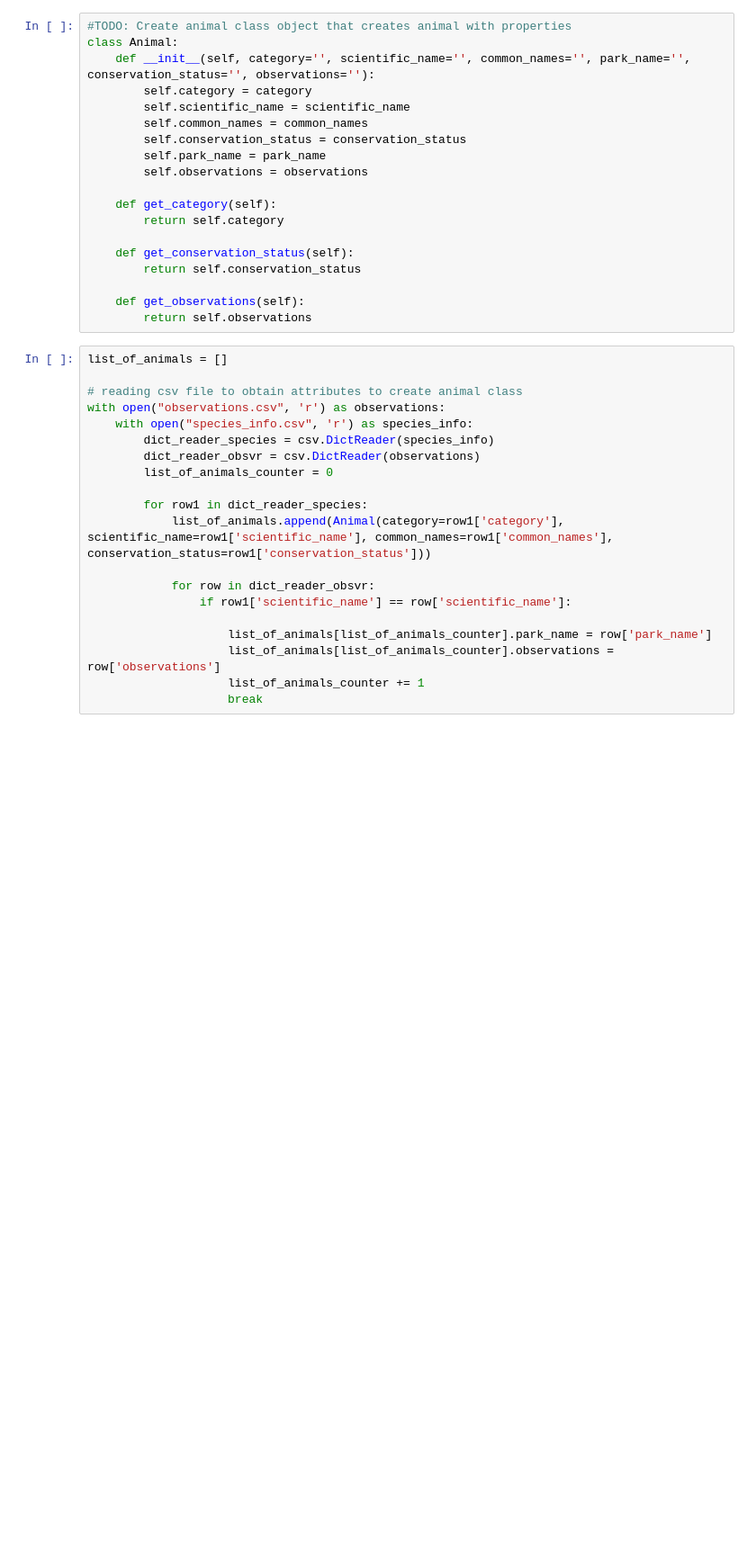
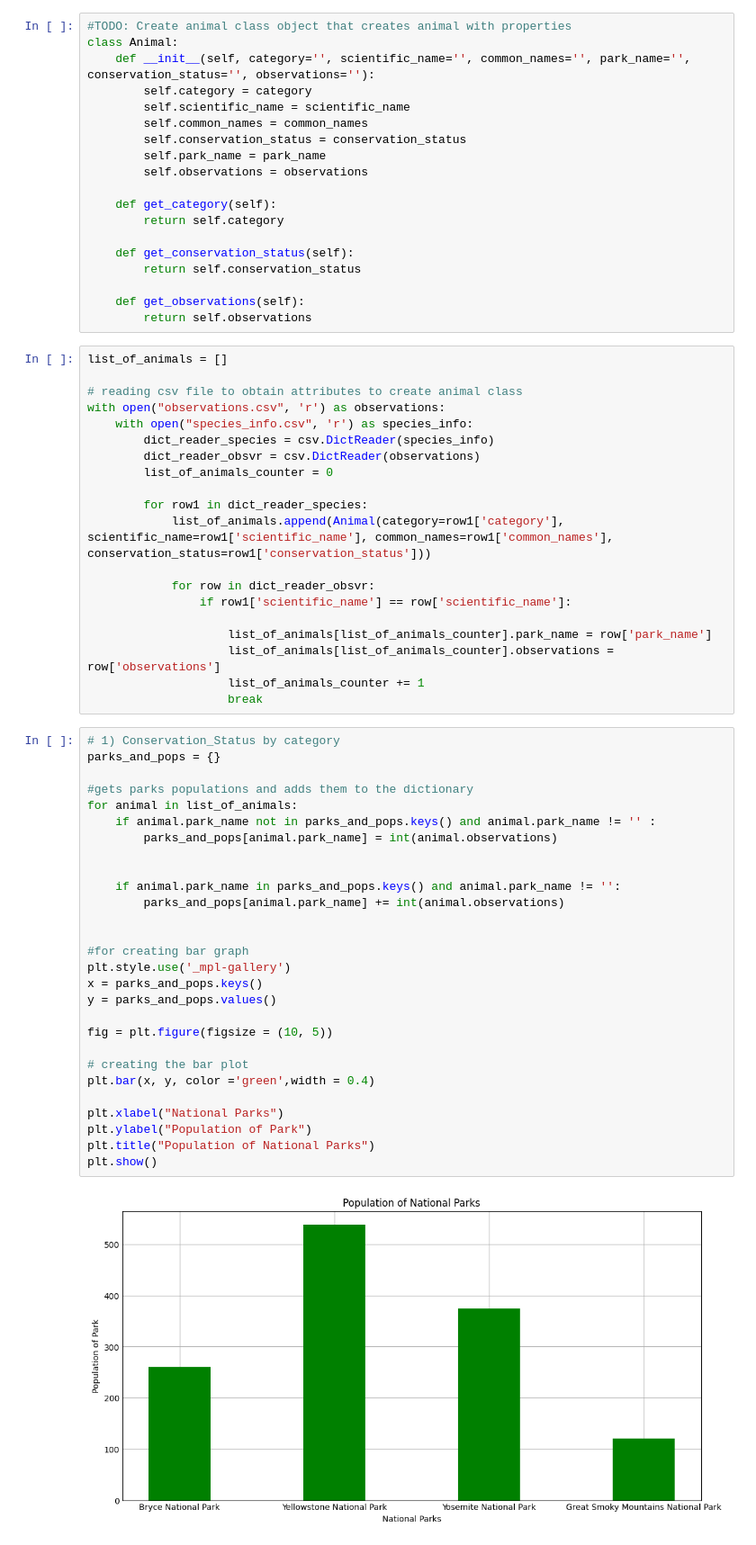
Before and after one commit to iporchet/Biodiversity-Analysis, a Jupyter notebook: biodiversity.ipynb, the cells around one changed output. Shown at 90% size. Drawn from its saved outputs; the diff is of its cells as text; blank space fills up the shorter version.

Commit message:
Bar graph generated for national parks population

```diff
--- a/biodiversity.ipynb
+++ b/biodiversity.ipynb
@@ -42,3 +42,33 @@ with open("observations.csv", 'r') as observations:
                     list_of_animals[list_of_animals_counter].observations = row['observations']
                     list_of_animals_counter += 1
                     break
+# %%
+# 1) Conservation_Status by category
+parks_and_pops = {}
+
+#gets parks populations and adds them to the dictionary
+for animal in list_of_animals:
+    if animal.park_name not in parks_and_pops.keys() and animal.park_name != '' :
+        parks_and_pops[animal.park_name] = int(animal.observations)
+
+
+    if animal.park_name in parks_and_pops.keys() and animal.park_name != '':
+        parks_and_pops[animal.park_name] += int(animal.observations)
+
+
+#for creating bar graph
+plt.style.use('_mpl-gallery')
+x = parks_and_pops.keys()
+y = parks_and_pops.values()
+
+fig = plt.figure(figsize = (10, 5))
+
+# creating the bar plot
+plt.bar(x, y, color ='green',width = 0.4)
+
+plt.xlabel("National Parks")
+plt.ylabel("Population of Park")
+plt.title("Population of National Parks")
+plt.show()
+# %% [output]
+[figure, added]
```
Also changed, not shown: parts of 2 cells of this notebook.
